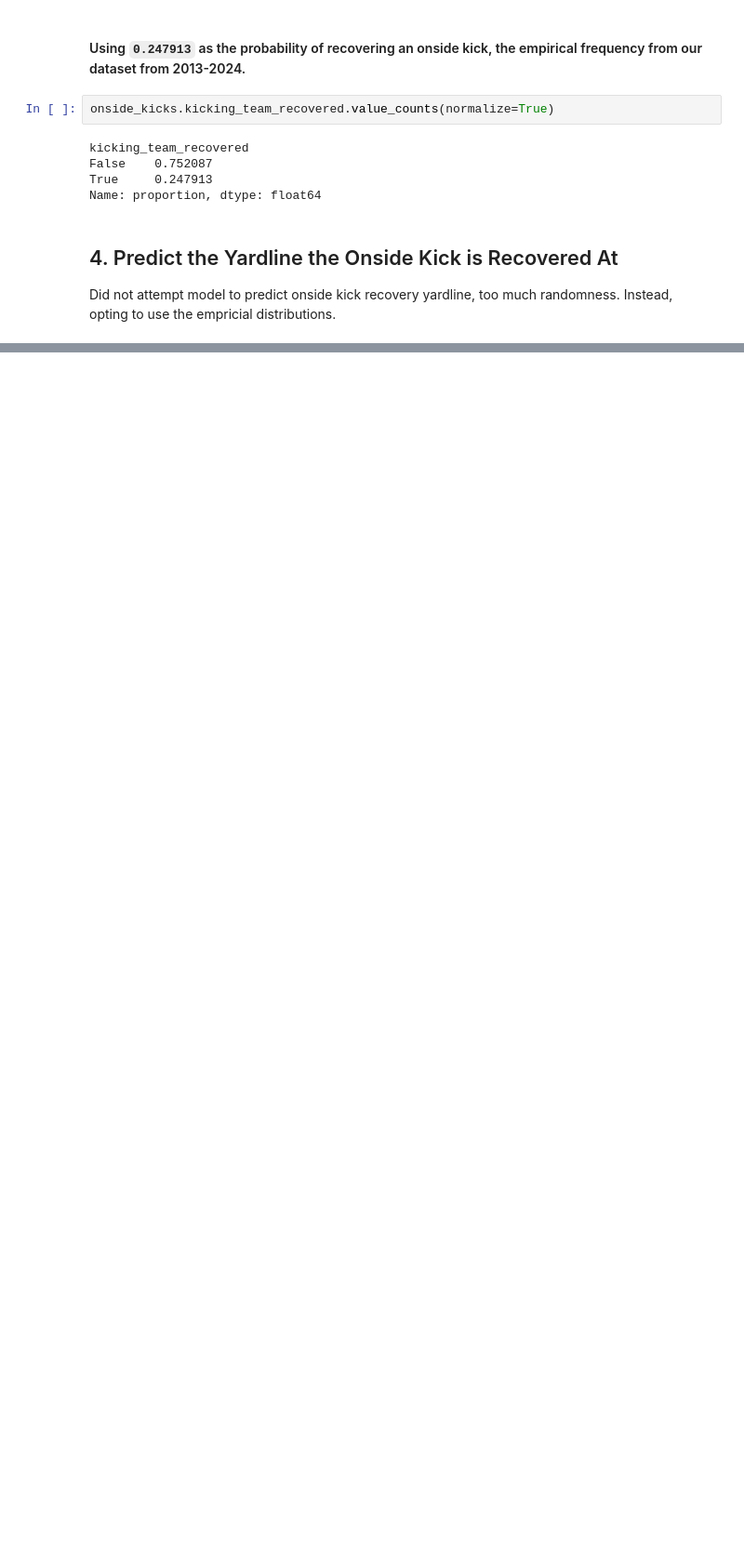
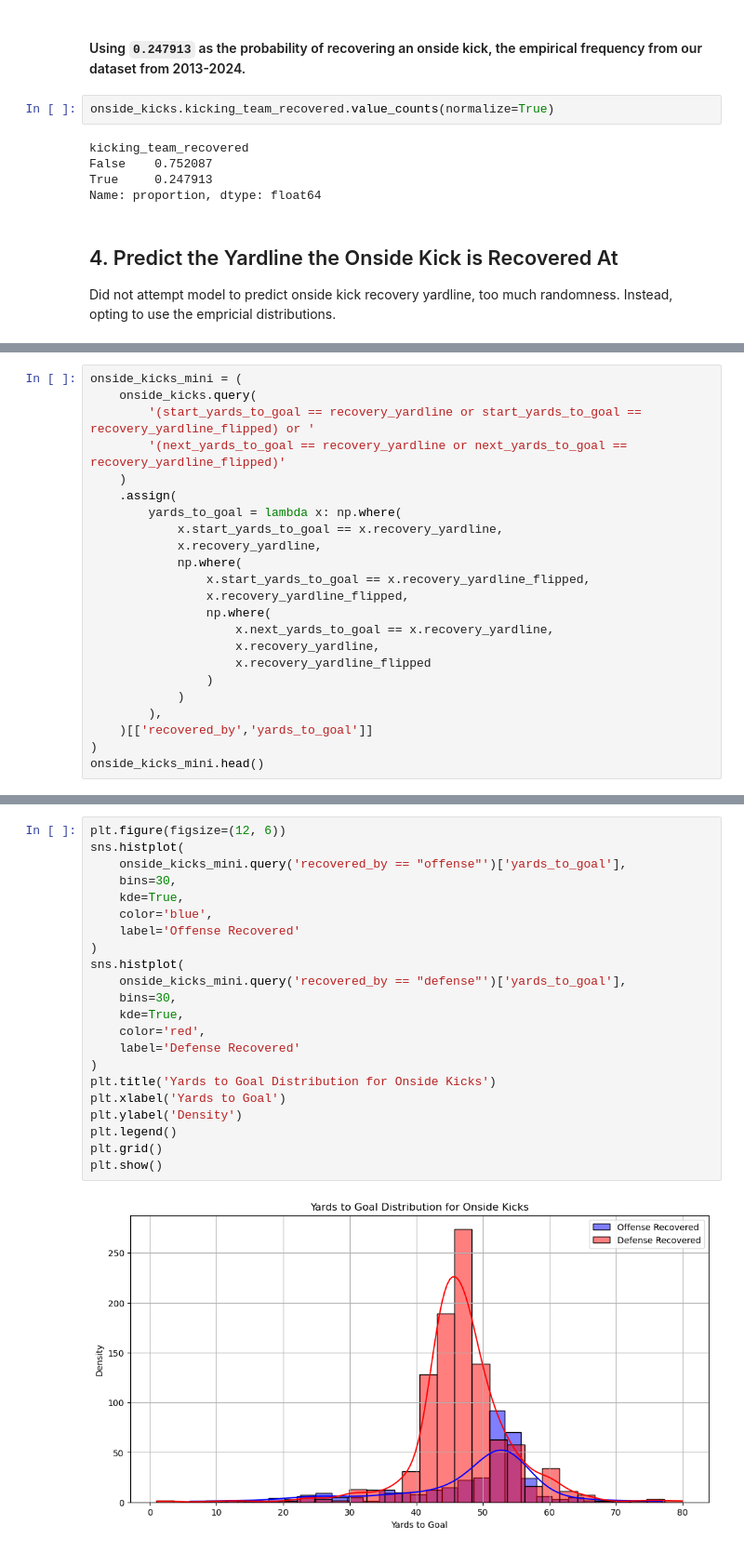
Before and after one commit to lneuendorf/cfb-win-probability, a Jupyter notebook: notebooks/onside_kick.ipynb, the cells around one changed output, grey strips where cells are left out. Shown: that part at 93% size. Saved outputs shown, nothing was run; the diff lists cells and outputs as text; blank space fills up the shorter version.

```diff
--- a/notebooks/onside_kick.ipynb
+++ b/notebooks/onside_kick.ipynb
@@ -1372,0 +1229,23 @@ plt.show()
+# %%
+onside_kicks_mini = (
+    onside_kicks.query(
+        '(start_yards_to_goal == recovery_yardline or start_yards_to_goal == recovery_yardline_flipped) or '
+        '(next_yards_to_goal == recovery_yardline or next_yards_to_goal == recovery_yardline_flipped)'
+    )
+    .assign(
+        yards_to_goal = lambda x: np.where(
+            x.start_yards_to_goal == x.recovery_yardline,
+            x.recovery_yardline,
+            np.where(
+                x.start_yards_to_goal == x.recovery_yardline_flipped,
+                x.recovery_yardline_flipped,
+                np.where(
+                    x.next_yards_to_goal == x.recovery_yardline,
+                    x.recovery_yardline,
+                    x.recovery_yardline_flipped
+                )
+            )
+        ),
+    )[['recovered_by','yards_to_goal']]
+)
+onside_kicks_mini.head()
@@ -1372,0 +1259,24 @@ plt.show()
+# %%
+plt.figure(figsize=(12, 6))
+sns.histplot(
+    onside_kicks_mini.query('recovered_by == "offense"')['yards_to_goal'],
+    bins=30,
+    kde=True,
+    color='blue',
+    label='Offense Recovered'
+)
+sns.histplot(
+    onside_kicks_mini.query('recovered_by == "defense"')['yards_to_goal'],
+    bins=30,
+    kde=True,
+    color='red',
+    label='Defense Recovered'
+)
+plt.title('Yards to Goal Distribution for Onside Kicks')
+plt.xlabel('Yards to Goal')
+plt.ylabel('Density')
+plt.legend()
+plt.grid()
+plt.show()
+# %% [output]
+[figure, added]
```
Also changed, not shown: parts of 26 cells of this notebook, 7 other files.
